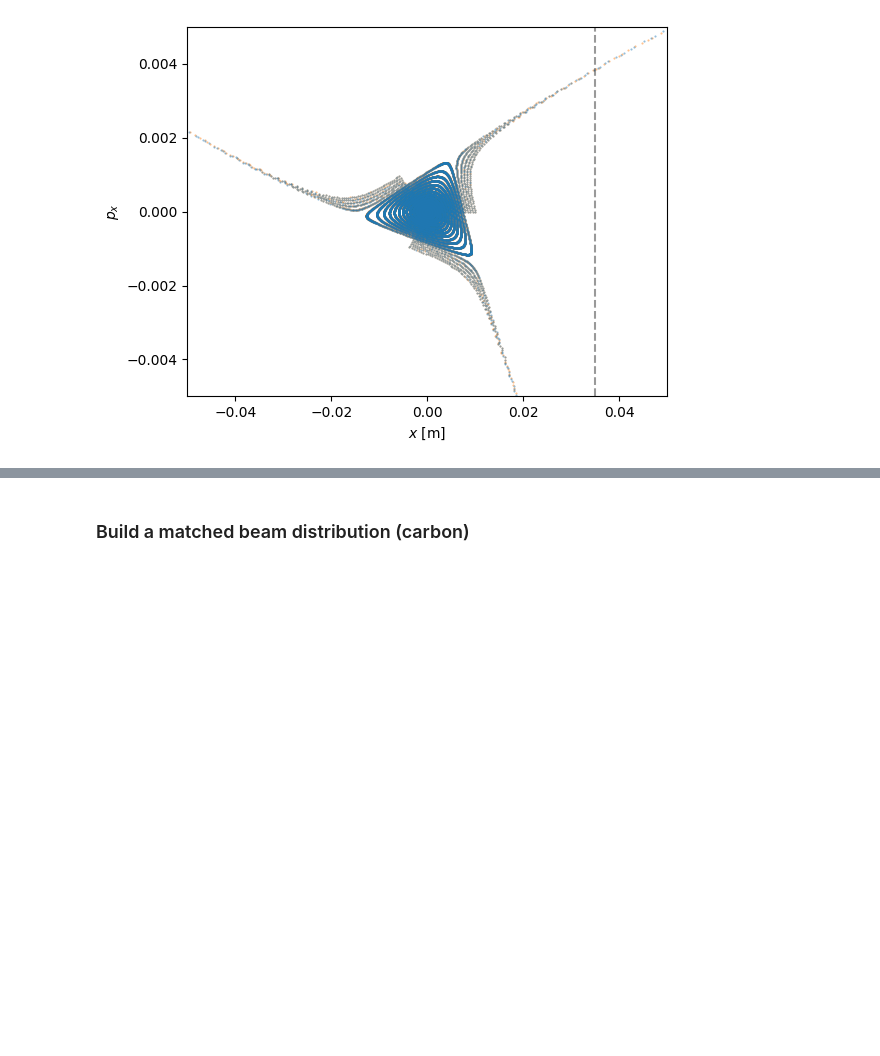
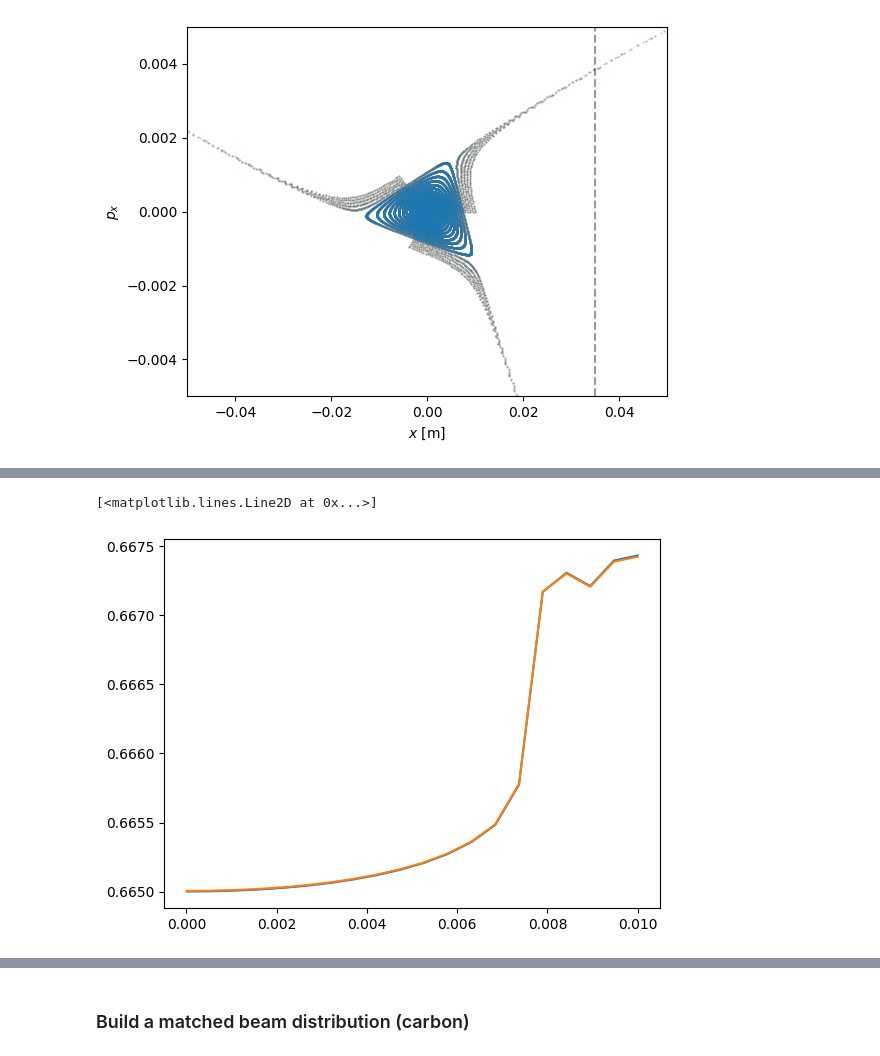
Before and after one commit to xsuite/tutorial_cern_seminar, a Jupyter notebook: notebook_06b_mixed_beams_slow_extraction.ipynb, the cells around one changed output, grey strips where cells are left out. Drawn from its saved outputs; the diff is of its cells as text; code cells hidden in the pictures; blank space fills up the shorter version.

Commit message:
Extracting tunes

```diff
--- a/notebook_06b_mixed_beams_slow_extraction.ipynb
+++ b/notebook_06b_mixed_beams_slow_extraction.ipynb
@@ -115,12 +115,12 @@ line['kse'] # Full extraction-sextupole strength used above
 # %% [output]
 3.0
 # %%
-line['chrom_x']=0
+line['chrom_x']=1
 line.twiss4d().dqx
 # %% [output]
 np.float64(-4.562643596278688e-06)
 # %%
-x_gen = np.linspace(0, 1e-2, 20)
+x_gen = np.linspace(1e-5, 1e-2, 20)
 p = line.build_particles(x=x_gen, px=0, y=0, py=0, zeta=0, delta=0)
 p_he = line.build_particles(x=x_gen, px=0, y=0, py=0, zeta=0, delta=delta_diff_expected,
                             mass_ratio=mass_ratio_he_ca, charge_ratio=charge_ratio_he_ca)
@@ -145,0 +165,16 @@ plt.subplots_adjust(left=.15)
+# %%
+qx_helium = []
+qx_carbon = []
+qy_helium = []
+qy_carbon = []
+for ii in range(len(x_gen)):
+    qx_helium.append(1 - nafflib.get_tune(rec_he.x[ii, :] + 1j * rec_he.px[ii, :]))
+    qx_carbon.append(1 - nafflib.get_tune(rec.x[ii, :] + 1j * rec.px[ii, :]))
+    qy_helium.append(1 - nafflib.get_tune(rec_he.y[ii, :] + 1j * rec_he.py[ii, :]))
+    qy_carbon.append(1 - nafflib.get_tune(rec.y[ii, :] + 1j * rec.py[ii, :]))
+# %%
+plt.plot(x_gen, qx_carbon)
+plt.plot(x_gen, qx_helium)
+# %% [output]
+[<matplotlib.lines.Line2D at 0x...>]
+[figure, added]
```
Also changed, not shown: parts of 3 cells of this notebook.
